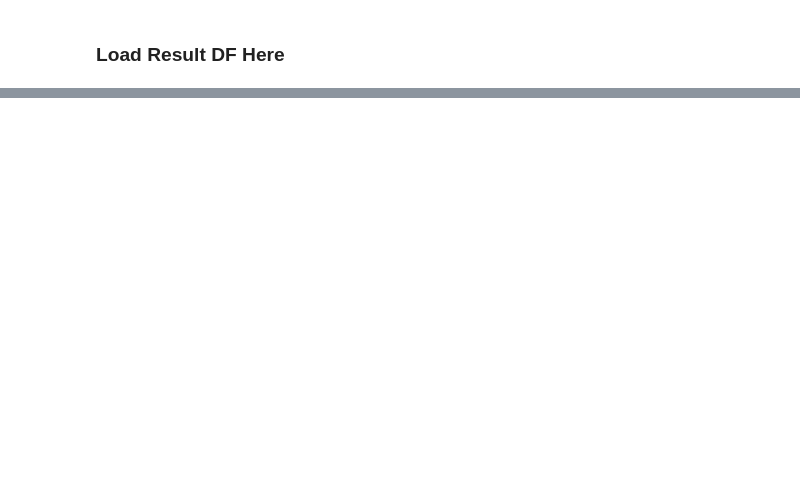
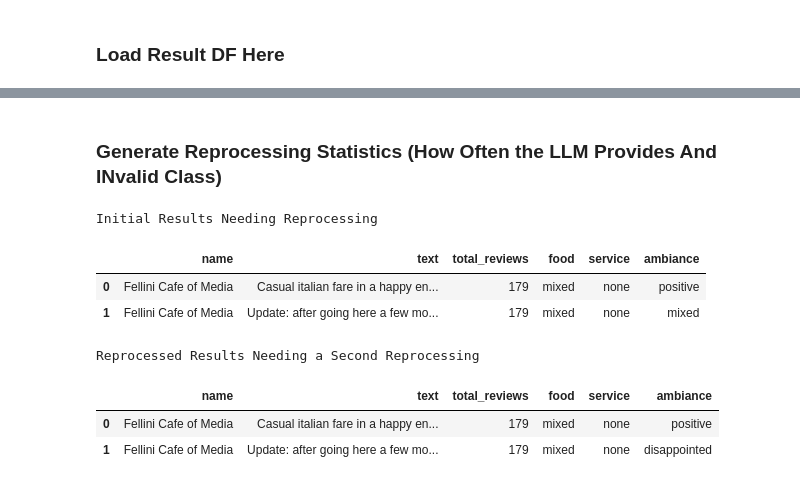
Before and after one commit to jtolsma1/review_scorer, a Jupyter notebook: review_scorer.ipynb, the cells around one changed output, grey strips where cells are left out. Cells and saved outputs as stored; diff of their text form; code cells hidden in the pictures; blank space fills up the shorter version.

```diff
--- a/review_scorer.ipynb
+++ b/review_scorer.ipynb
@@ -423,0 +415,16 @@ plt.show()
+# %% [markdown]
+### Generate Reprocessing Statistics (How Often the LLM Provides And INvalid Class)
+# %%
+print("Initial Results Needing Reprocessing")
+display(to_reprocess)
+print("Reprocessed Results Needing a Second Reprocessing")
+display(to_reprocess_again)
+# %% [output]
+Initial Results Needing Reprocessing
+|  | name | text | total_reviews | food | service | ambiance |
+| 0 | Fellini Cafe of Media | Casual italian fare in a happy en... | 179 | mixed | none | positive |
+| 1 | Fellini Cafe of Media | Update: after going here a few mo... | 179 | mixed | none | mixed |
+Reprocessed Results Needing a Second Reprocessing
+|  | name | text | total_reviews | food | service | ambiance |
+| 0 | Fellini Cafe of Media | Casual italian fare in a happy en... | 179 | mixed | none | positive |
+| 1 | Fellini Cafe of Media | Update: after going here a few mo... | 179 | mixed | none | disappointed |
```
Also changed, not shown: parts of 13 cells of this notebook.
